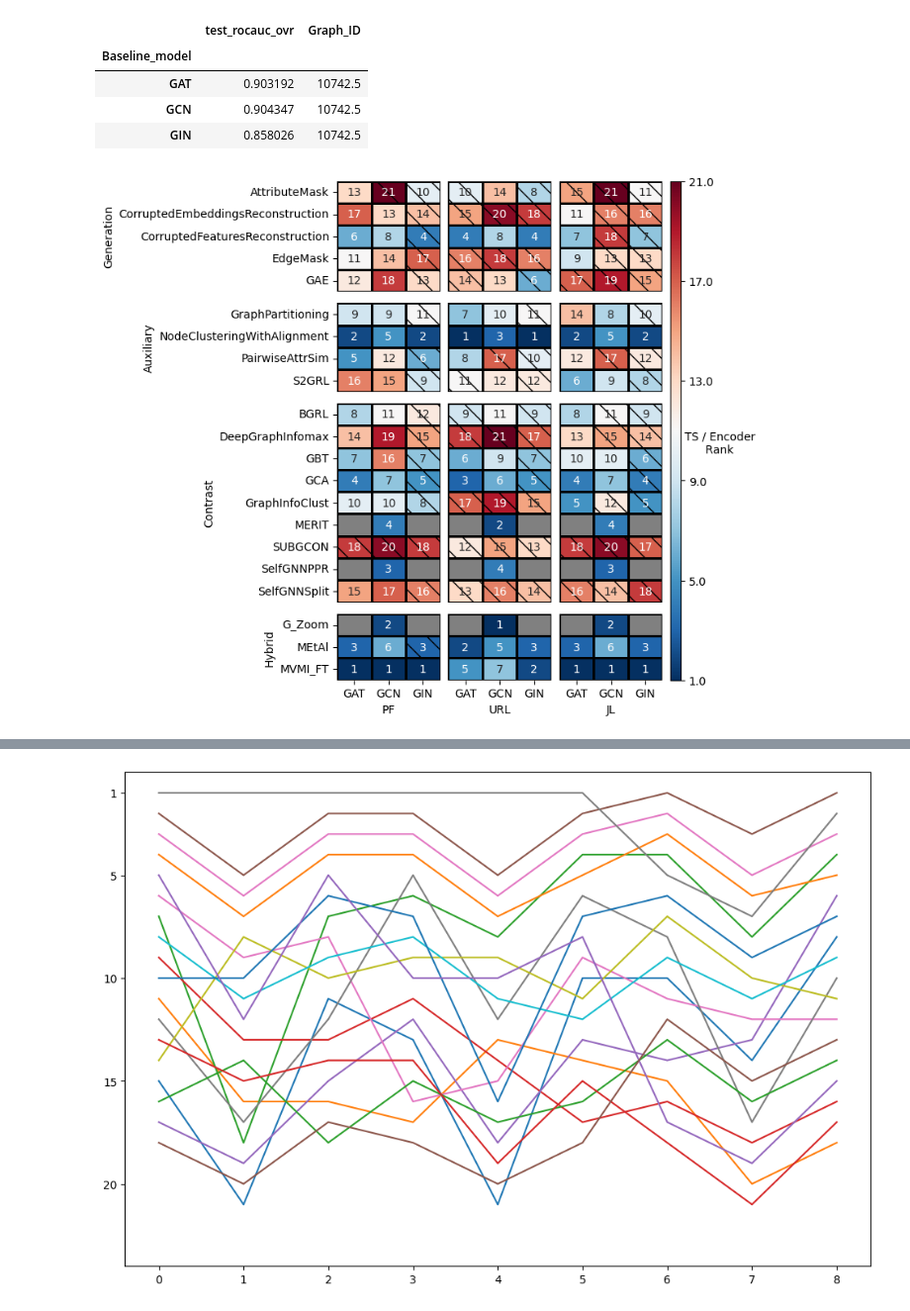
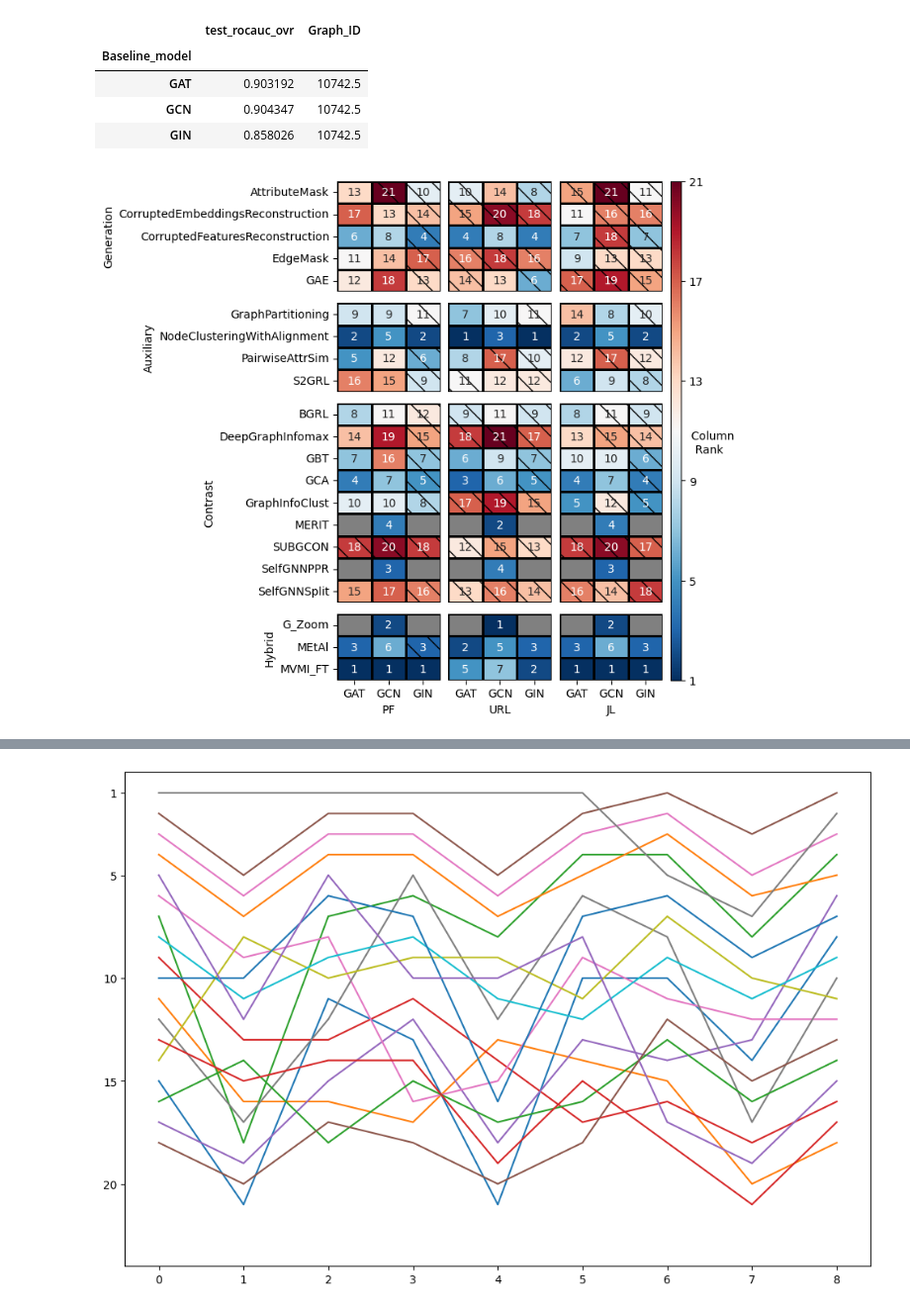
Before and after one commit to ITU-Thesis/graphworld, a Jupyter notebook: evaluation/rank_encoder_ts.ipynb, the cells around one changed output, grey strips where cells are left out. Shown: that part at 99% size. Cells and saved outputs as stored; diff of their text form; code cells hidden in the pictures.

```diff
--- a/evaluation/rank_encoder_ts.ipynb
+++ b/evaluation/rank_encoder_ts.ipynb
@@ -44,7 +44,7 @@ new_df = grouped_df[['SSL_model', 'Encoder', 'Training_scheme', 'test_rocauc_ovr
 
 # define a function to rank the SSL_model within each group
 def rank_models(group):
-    group['SSL_rank'] = group['test_rocauc_ovr'].rank(ascending=False, method="min")
+    group['SSL_rank'] = group['test_rocauc_ovr'].rank(ascending=False, method="min").astype(int)
     return group
 
 ranked_df = new_df.groupby(['Encoder', 'Training_scheme']).apply(rank_models)
@@ -73,33 +82,33 @@ for i, (category, category_name) in enumerate(zip(all_categories, ["Generation",
         ax=plt.subplot(gs[i,j])
         ts_df = category_df[category_df["Training_scheme"] == ts]
         plotting_df = ts_df.pivot(index=['SSL_model'], columns=['Encoder'], values='SSL_rank')
         g = sns.heatmap(plotting_df, cmap='RdBu_r', cbar=False, annot=True,
                     linewidths=1, vmin = 1, vmax=len(SSL_MODELS), linecolor="black")
         g.set_facecolor("grey")
 
         hatch_df = ts_df.pivot(index=['SSL_model'], columns=['Encoder'], values=TEST_METRIC)
         #mask = np.ma.masked_equal(hatch_df.applymap(lambda x: x.mid if pd.notnull(x) else 0).values, bin.mid)
         ax.pcolor(np.arange(len(plotting_df.columns)+1), np.arange(len(plotting_df.index)+1),
                   np.where((hatch_df.values < 0.904347), hatch_df.values, np.nan), hatch="\\", alpha=0.)
 
 
         if j != 0:
             ax.set_ylabel("")
             ax.set_yticks([])
         else:
             ax.set_ylabel(category_name)
         if i != 3:
             ax.set_xlabel("")
             ax.set_xticks([])
         else:
             ax.set_xlabel(ts)
         ax.set_yticklabels(ax.get_yticklabels(), rotation=0)
 
 
 
 ax_bar=plt.subplot(gs[:,3]  )
 cbar = mpl.colorbar.ColorbarBase(ax_bar, cmap="RdBu_r")
-cbar.set_ticklabels([str(t) for t in np.linspace(1, len(SSL_MODELS), 6)])
-cbar.set_label("  TS / Encoder \n Rank", rotation=0)
+cbar.set_ticklabels([str(t) for t in np.linspace(1, len(SSL_MODELS), 6, dtype=int)])
+cbar.set_label("    Column \n Rank", rotation=0)
 # %% [output]
-[figure, old version]
+[figure, new version]
```
Also changed, not shown: parts of 12 cells of this notebook.
